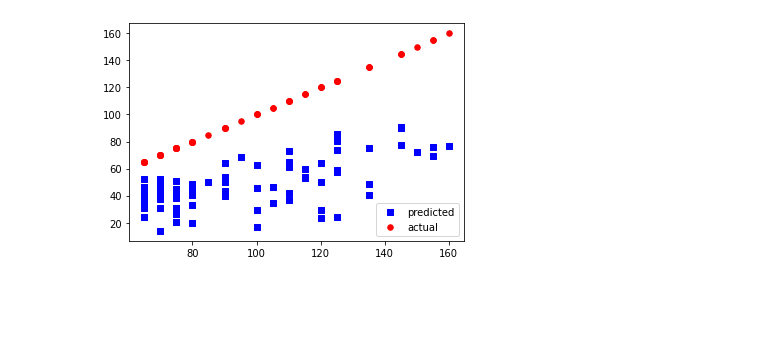
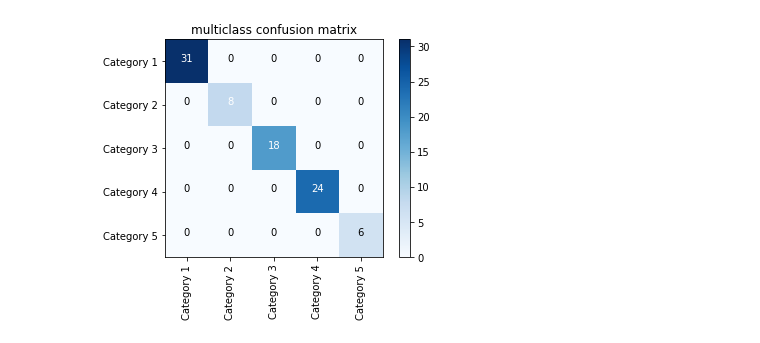
Before and after one commit to jliu2006/hurricane_intensity, a Jupyter notebook: test_model_framework.ipynb, the cells around one changed output. Cells and saved outputs as stored; diff of their text form; code cells hidden in the pictures; blank space fills up the shorter version.

Commit message:
added multiclass classification

```diff
--- a/test_model_framework.ipynb
+++ b/test_model_framework.ipynb
@@ -445,3 +456,3 @@ def completeDataCollection(globname, max_wind_param): # NEW DATA COLLECTION METH
 # %%
-stage_1, stage_2, stage_3, highest_wind = completeDataCollection('/home/fun/data/AL*20*', 0)
+stage_1, stage_2, stage_3, highest_cat = completeDataCollection('/home/fun/data/AL*20*', 100, 24, 0, True)
 # %% [output]
@@ -689,0 +653,4 @@ _________________________________________________________________
+# %%
+
+three_stage_model = create_cnn_model(100, 47, 3)
+three_stage_model.summary()
@@ -746,16 +749,0 @@ Epoch 10/10
-# %%
-y_pred = model.predict([#stage_1_test,
-                        #stage_2_test,
-                        stage_3_test])
-y_pred = y_pred.reshape(y_pred.shape[0])
-
-print(y_test)
-print(y_pred)
-
-fig = plt.figure()
-ax1 = fig.add_subplot(111)
-
-ax1.scatter(y_test, y_pred, s=30, c='b', marker="s", label='predicted')
-ax1.scatter(y_test, y_test, s=30, c='r', marker="o", label='actual')
-plt.legend(loc='lower right')
-plt.show()
@@ -769,18 +801,13 @@ plt.show()
 # %%
-y_pred = model.predict([
-    #stage_1_train,
-    #stage_2_train,
+y_train_pred = three_stage_model.predict([
+    stage_1_train,
+    stage_2_train,
     stage_3_train])
-y_pred = y_pred.reshape(y_pred.shape[0])
 
-print(y_train)
-print(y_pred)
+y_train_pred = softmaxToCat(y_train_pred)
+y_train_res = softmaxToCat(y_train)
 
-fig = plt.figure()
-ax1 = fig.add_subplot(111)
-
-ax1.scatter(y_train, y_pred, s=30, c='b', marker="s", label='predicted')
-ax1.scatter(y_train, y_train, s=30, c='r', marker="o", label='actual')
-plt.legend(loc='lower right')
-plt.show()
+print(y_train_pred, y_train_res)
+draw_confusion_matrix(y_train_res, y_train_pred, ['Category 1', 'Category 2', 'Category 3', 'Category 4', 'Category 5'])
+print(classification_report(y_train_res, y_train_pred, zero_division = True))
 # %% [output]
@@ -805,4 +832,4 @@ plt.show()
-[figure, old version]
+[figure, new version]
 # %%
 import math
 
```
Also changed, not shown: parts of 32 cells of this notebook, 6 other files.
